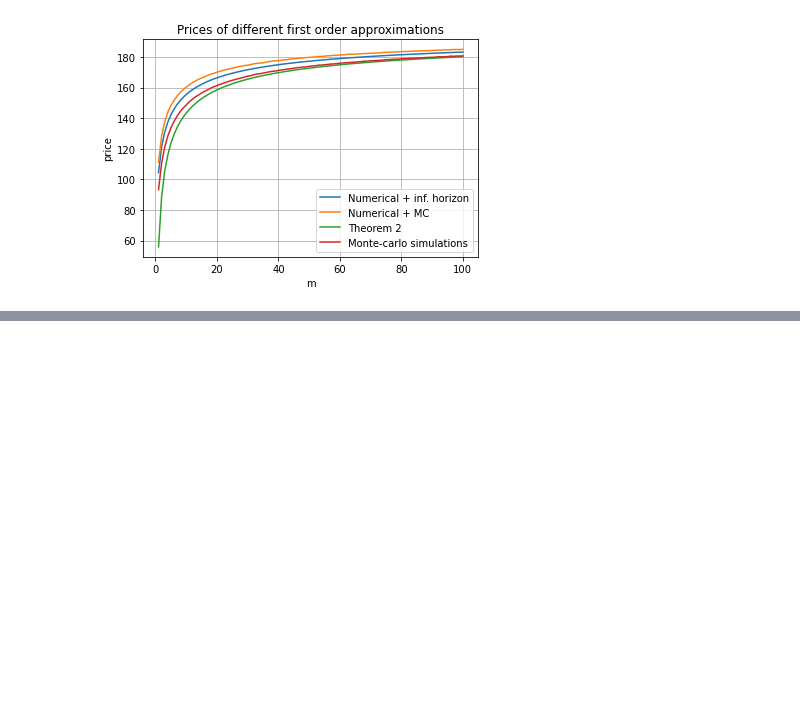
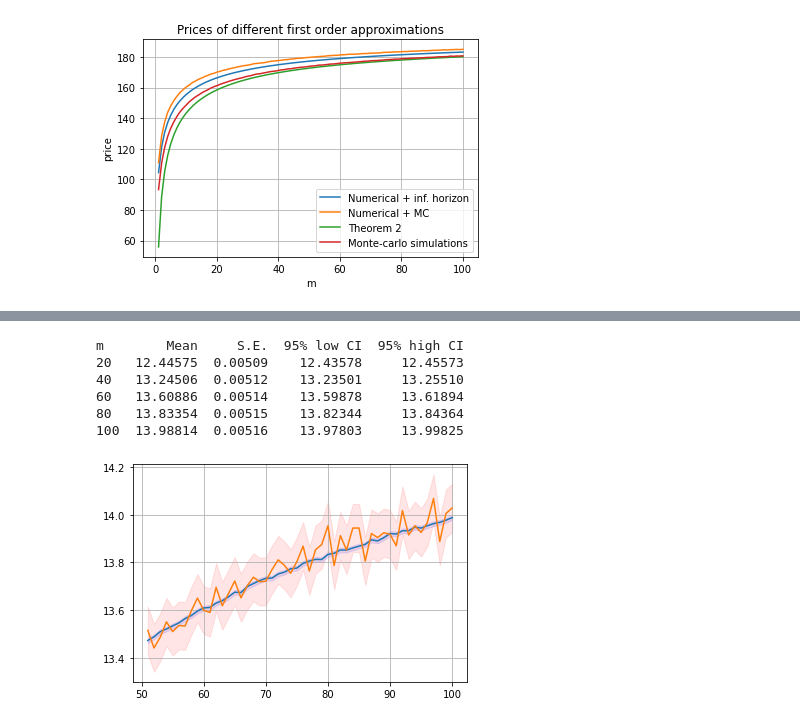
Before and after one commit to WoutervDijk/Thesis, a Jupyter notebook: notebooks/Cleaned_Notebook.ipynb, the cells around one changed output, grey strips where cells are left out. Saved outputs shown, nothing was run; the diff lists cells and outputs as text; code cells hidden in the pictures; blank space fills up the shorter version.

```diff
--- a/notebooks/Cleaned_Notebook.ipynb
+++ b/notebooks/Cleaned_Notebook.ipynb
@@ -261,0 +374,49 @@ plt.show()
+# %%
+# Generate same plot as introduction but with a confidence interval and also a table
+r_ = 0.1
+sigma = 0.3
+T = 0.5
+S_0 = 100
+N = 10000000
+x_points = np.arange(1, 101)
+sims = cp.zeros((x_points.size, 4))
+for i, m in enumerate(x_points):
+    sims[i,0], max_gbws = sim_price_lookback_put(S_0, r_, sigma, T, N, m)
+    sims[i,1] = cp.std(cp.exp(-r_ * T) * max_gbws * S_0 - S_0)
+    sims[i,2], max_gbws = sim_price_lookback_put(S_0, r_, sigma, T, N//100, m)
+    sims[i,3] = cp.std(cp.exp(-r_ * T) * max_gbws * S_0 - S_0)
+
+sims = cp.asnumpy(sims)
+np.save("monteCarloWithConfidenceInterval", sims)
+np.save("m_pointsMonteCarloWithConfidenceInterval", x_points)
+# %%
+import matplotlib.pyplot as plt
+sims = np.load("monteCarloWithConfidenceInterval.npy")
+m_points = np.load("m_pointsMonteCarloWithConfidenceInterval.npy")
+fig, ax = plt.subplots()
+ax.plot(m_points[50:],sims[50:,0])
+ci = sims[50:,1]/np.sqrt(N)
+plt.grid()
+ax.fill_between(m_points[50:], (sims[50:,0]-1.96*ci), (sims[50:,0]+1.96*ci), color='b', alpha=.1)
+ax.plot(m_points[50:],sims[50:,2])
+ci = sims[50:,3]/np.sqrt(N/100)
+ax.fill_between(m_points[50:], (sims[50:,2]-1.96*ci), (sims[50:,2]+1.96*ci), color='r', alpha=.1)
+# Create the table
+import pandas as pd
+sims = sims[:, [0,1]]
+sims[:,1] = sims[:,1]/np.sqrt(N)
+sims = np.c_[sims, sims[:,0] - 1.96 * sims[:,1],sims[:,0] + 1.96 * sims[:,1]]
+sims = sims[19::20]
+df = pd.DataFrame(np.round(sims, 5), index=m_points[19::20], columns=["Mean", "S.E.", "95% low CI", "95% high CI"])
+df = df.rename_axis("m")
+df.columns.name = df.index.name
+df.index.name = None  # Makes m align with the column names
+print(df)
+# %% [output]
+m        Mean     S.E.  95% low CI  95% high CI
+20   12.44575  0.00509    12.43578     12.45573
+40   13.24506  0.00512    13.23501     13.25510
+60   13.60886  0.00514    13.59878     13.61894
+80   13.83354  0.00515    13.82344     13.84364
+100  13.98814  0.00516    13.97803     13.99825
+[figure, added]
```
Also changed, not shown: parts of 6 cells of this notebook, 1 other file.
